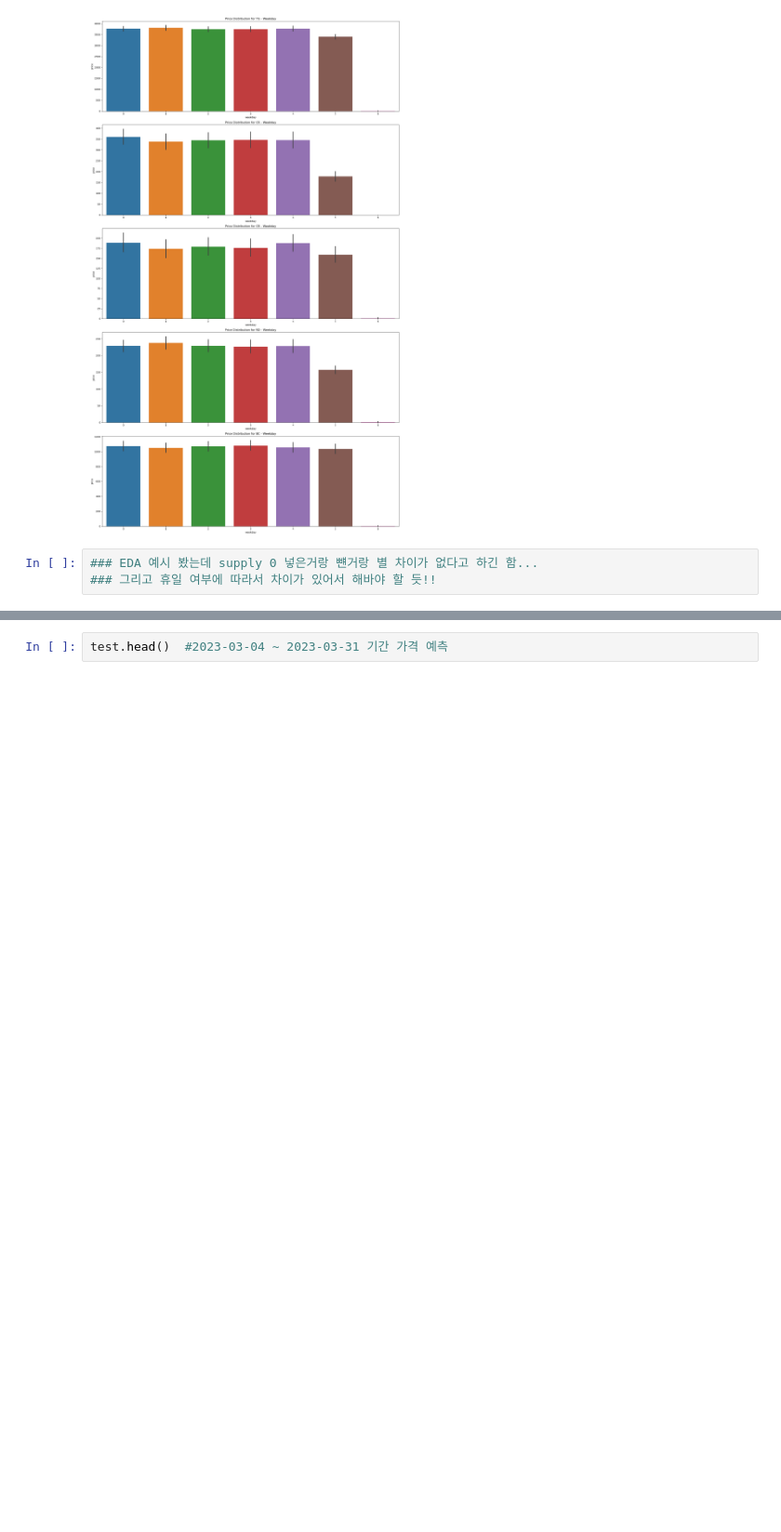
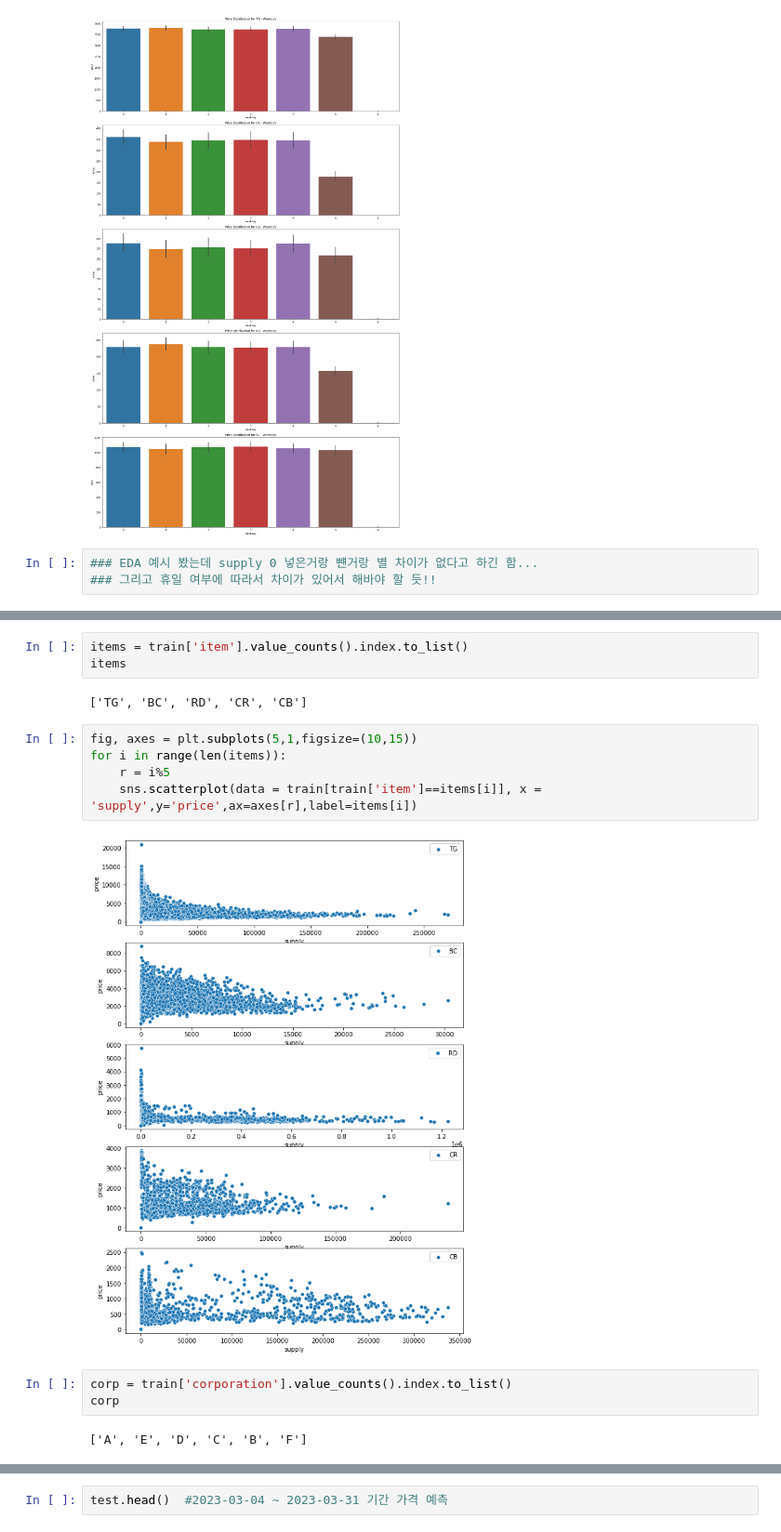
Before and after one commit to LeeEungdo/eda, a Jupyter notebook: eda(1).ipynb, the cells around one changed output, grey strips where cells are left out. Shown at 93% size. Drawn from its saved outputs; the diff is of its cells as text; blank space fills up the shorter version.

```diff
--- a/eda(1).ipynb
+++ b/eda(1).ipynb
@@ -418,0 +437,17 @@ plt.show()
+# %%
+items = train['item'].value_counts().index.to_list()
+items
+# %% [output]
+['TG', 'BC', 'RD', 'CR', 'CB']
+# %%
+fig, axes = plt.subplots(5,1,figsize=(10,15))
+for i in range(len(items)):
+    r = i%5
+    sns.scatterplot(data = train[train['item']==items[i]], x = 'supply',y='price',ax=axes[r],label=items[i])
+# %% [output]
+[figure, added]
+# %%
+corp = train['corporation'].value_counts().index.to_list()
+corp
+# %% [output]
+['A', 'E', 'D', 'C', 'B', 'F']
```
Also changed, not shown: parts of 72 cells of this notebook.
